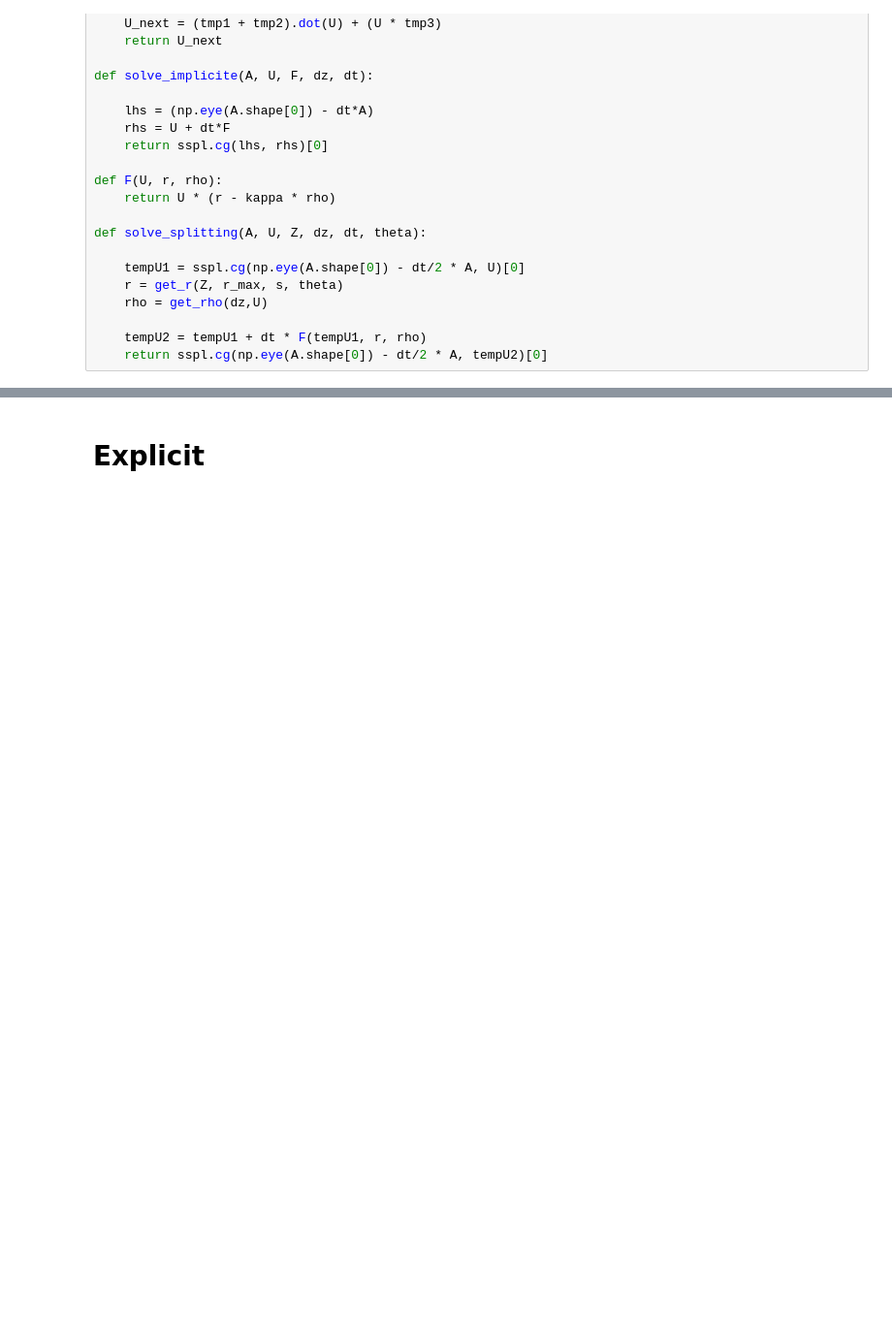
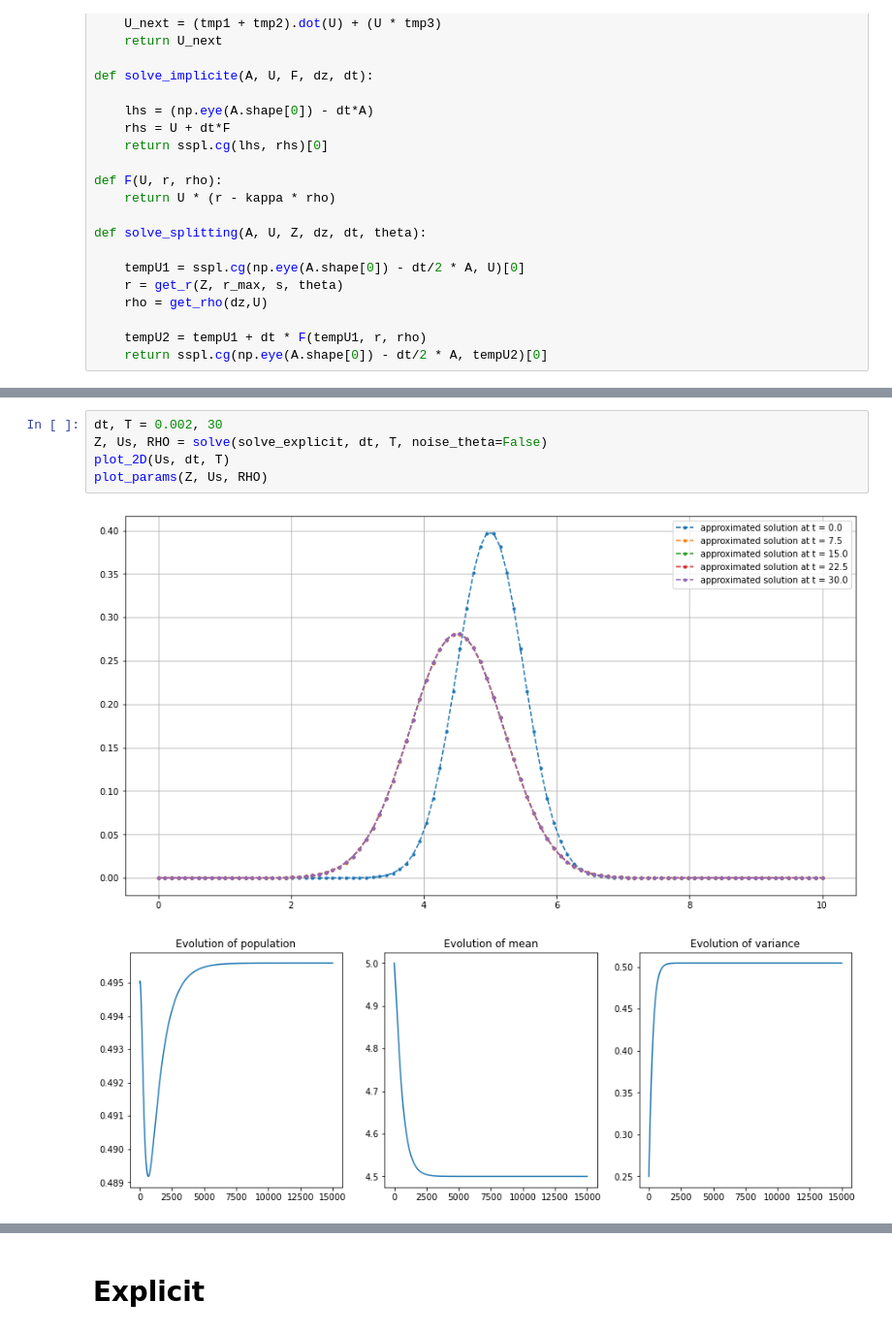
Before and after one commit to pjbenard/Projet_5A_EDP_Bio, a Jupyter notebook: model_1_WIP_PJ.ipynb, the cells around one changed output, grey strips where cells are left out. Shown at 97% size. Drawn from its saved outputs; the diff is of its cells as text; blank space fills up the shorter version.

```diff
--- a/model_1_WIP_PJ.ipynb
+++ b/model_1_WIP_PJ.ipynb
@@ -128,4 +138,12 @@ def plot_params(Z, Us, RHO):
     axs[2].plot(VAR)
     axs[2].title.set_text('Evolution of variance')
     plt.show()
+# %%
+dt, T = 0.002, 30
+Z, Us, RHO = solve(solve_explicit, dt, T, noise_theta=False)
+plot_2D(Us, dt, T)
+plot_params(Z, Us, RHO)
+# %% [output]
+[figure, added]
+[figure, added]
 # %%
```
Also changed, not shown: parts of 9 cells of this notebook, 1 other file.
